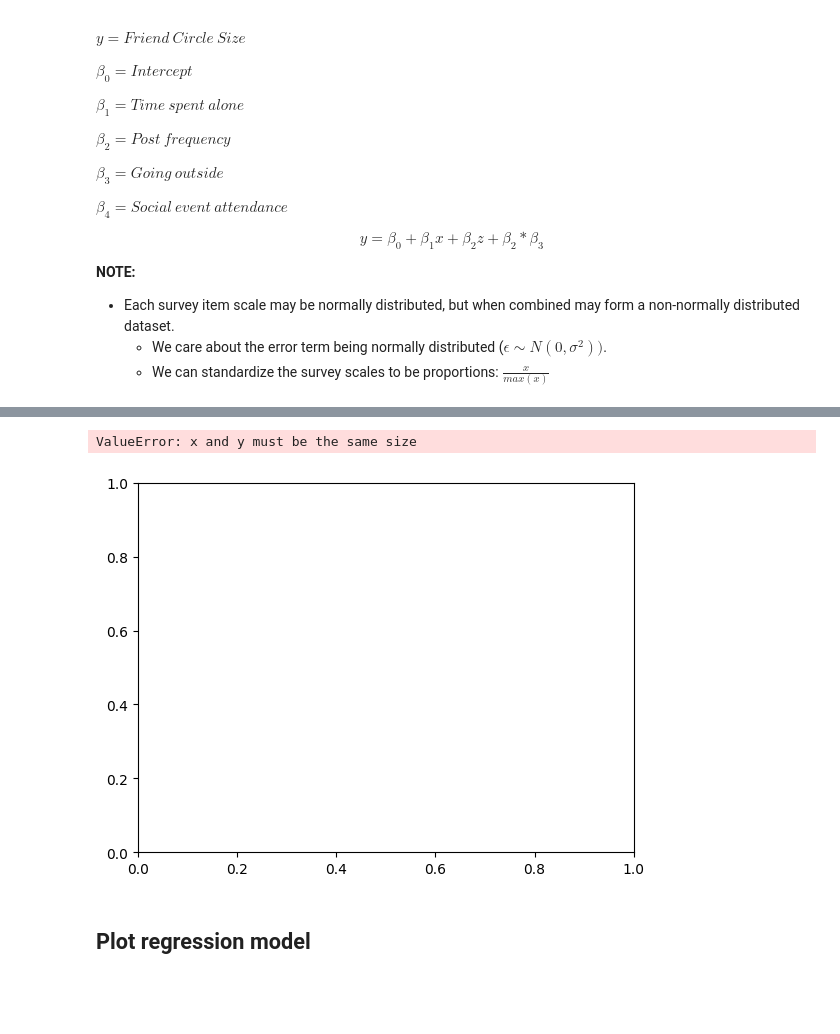
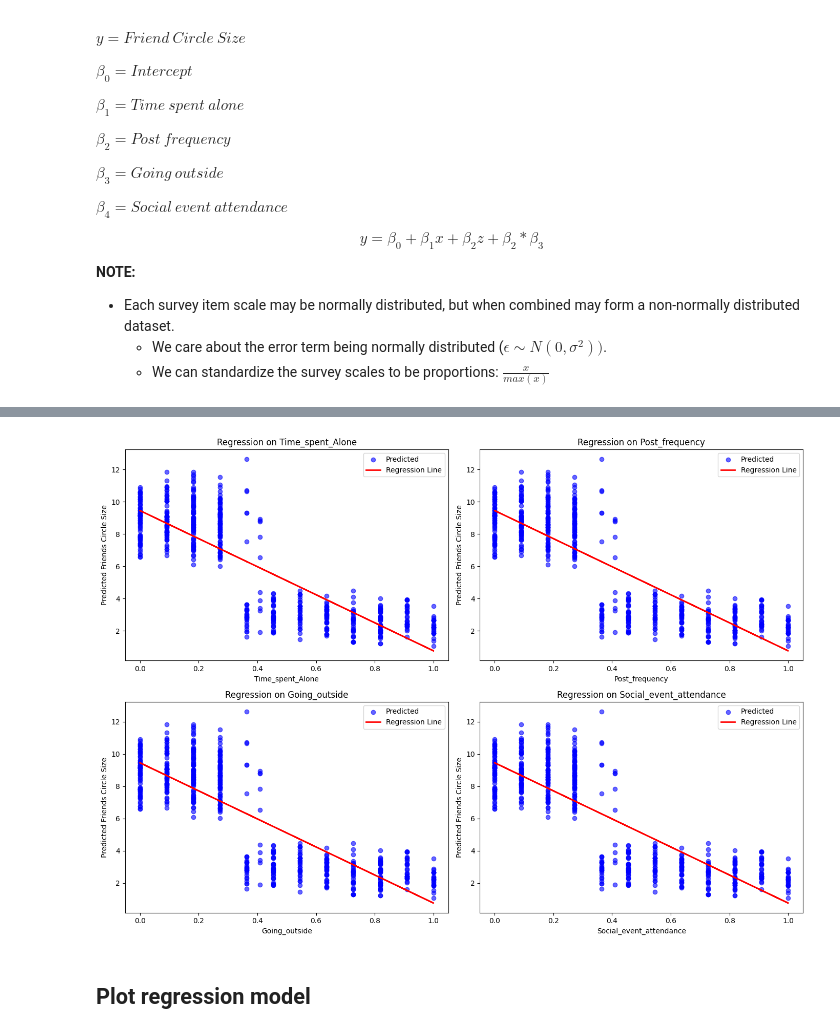
Before and after one commit to Prokope45/NeuralNetworkProject, a Jupyter notebook: LinearRegressionAnalysis.ipynb, the cells around one changed output, grey strips where cells are left out. Drawn from its saved outputs; the diff is of its cells as text; code cells hidden in the pictures; blank space fills up the shorter version.

```diff
--- a/LinearRegressionAnalysis.ipynb
+++ b/LinearRegressionAnalysis.ipynb
@@ -169,18 +174,3 @@ ci_lower = pred_summary['mean_ci_lower']
 ci_upper = pred_summary['mean_ci_upper']
 pi_lower = pred_summary['obs_ci_lower']
 pi_upper = pred_summary['obs_ci_upper']
-# %%
-# FIXME: x and y must be same dimensions
-plt.scatter(X, y, label='Data')
-
-plt.plot(X, model.fittedvalues, color='red', label='Fitted Line')
-plt.fill_between(X, ci_lower, ci_upper, color='red', alpha=0.3, label='95% CI')
-plt.fill_between(X, pi_lower, pi_upper, color='blue', alpha=0.2, label='95% PI')
-
-plt.xlabel('X')
-plt.ylabel('Y')
-plt.legend()
-plt.show()
-# %% [output]
-ValueError: x and y must be the same size
-[figure, removed]
@@ -187,3 +179,56 @@ ValueError: x and y must be the same size
+# %%
+import seaborn as sns
+
+test_df_scaled = test_df.copy()
+for column in [
+    "Time_spent_Alone",
+    "Post_frequency",
+    "Going_outside",
+    "Social_event_attendance"
+]:
+    test_df_scaled[column] = test_df_scaled[column] / max(test_df[column])
+
+# Combine scaled test data with predictions
+test_df_scaled['Predicted'] = model.predict(test_df_scaled)
+
+# Define predictor variables
+predictors = ["Time_spent_Alone", "Post_frequency", "Going_outside", "Social_event_attendance"]
+
+fig, axs = plt.subplots(2, 2, figsize=(14, 10))
+axs = axs.flatten()
+
+for i, predictor in enumerate(predictors):
+    ax = axs[i]
+
+    # Sort values for smooth line plotting
+    sorted_df = test_df_scaled.sort_values(by=predictor)
+
+    # Scatter plot of individual points
+    x = test_df_scaled["Time_spent_Alone"]
+    y = test_df_scaled["Predicted"]
+    ax.scatter(
+        x=x,
+        y=y,
+        color="blue", alpha=0.6, label="Predicted"
+    )
+
+    # Smooth regression line showing the direction
+    m, b = np.polyfit(x, y, 1)
+
+    ax.plot(
+        x, m*x+b,
+        color="red", linewidth=2, label="Regression Line"
+    )
+
+    ax.set_title(f'Regression on {predictor}')
+    ax.set_xlabel(predictor)
+    ax.set_ylabel('Predicted Friends Circle Size')
+    ax.legend()
+
+plt.tight_layout()
+plt.show()
+# %% [output]
+[figure, added]
 # %% [markdown]
 ## Plot regression model
 # %%
```
Also changed, not shown: parts of 7 cells of this notebook, 1 other file.
